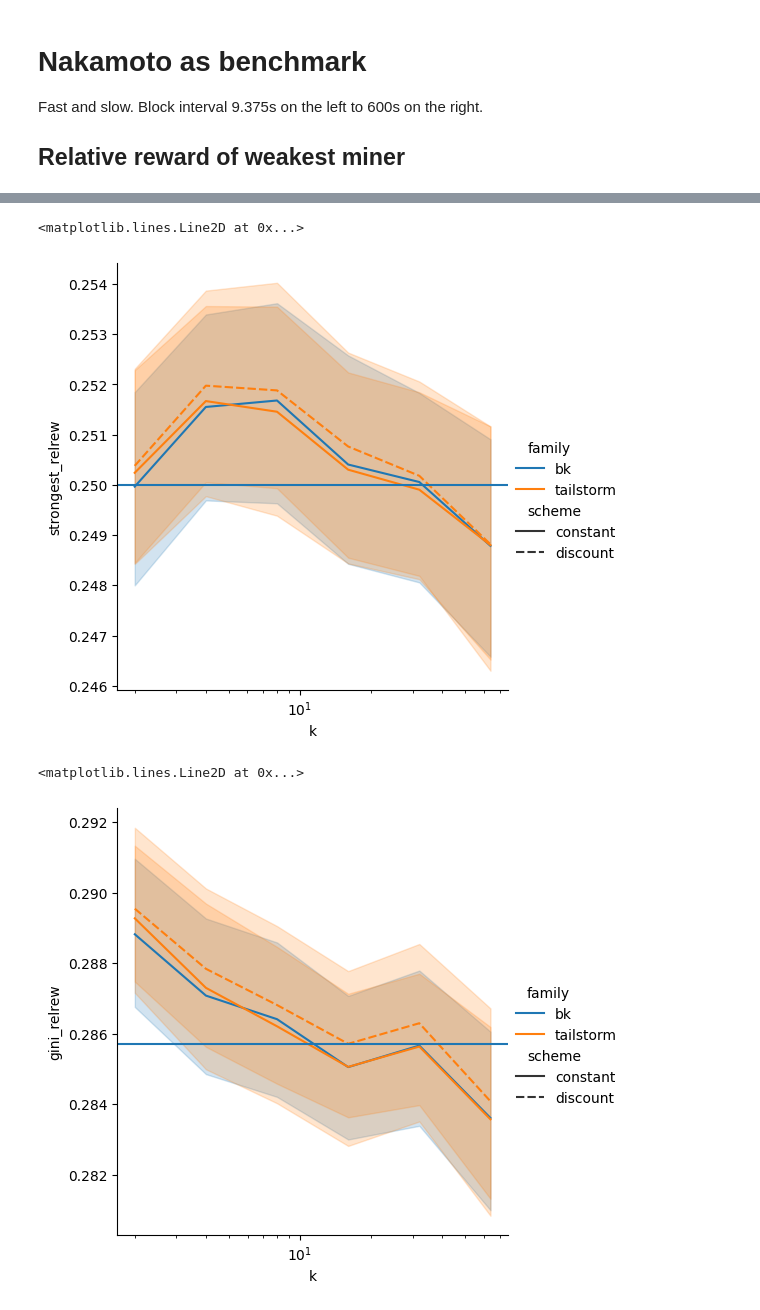
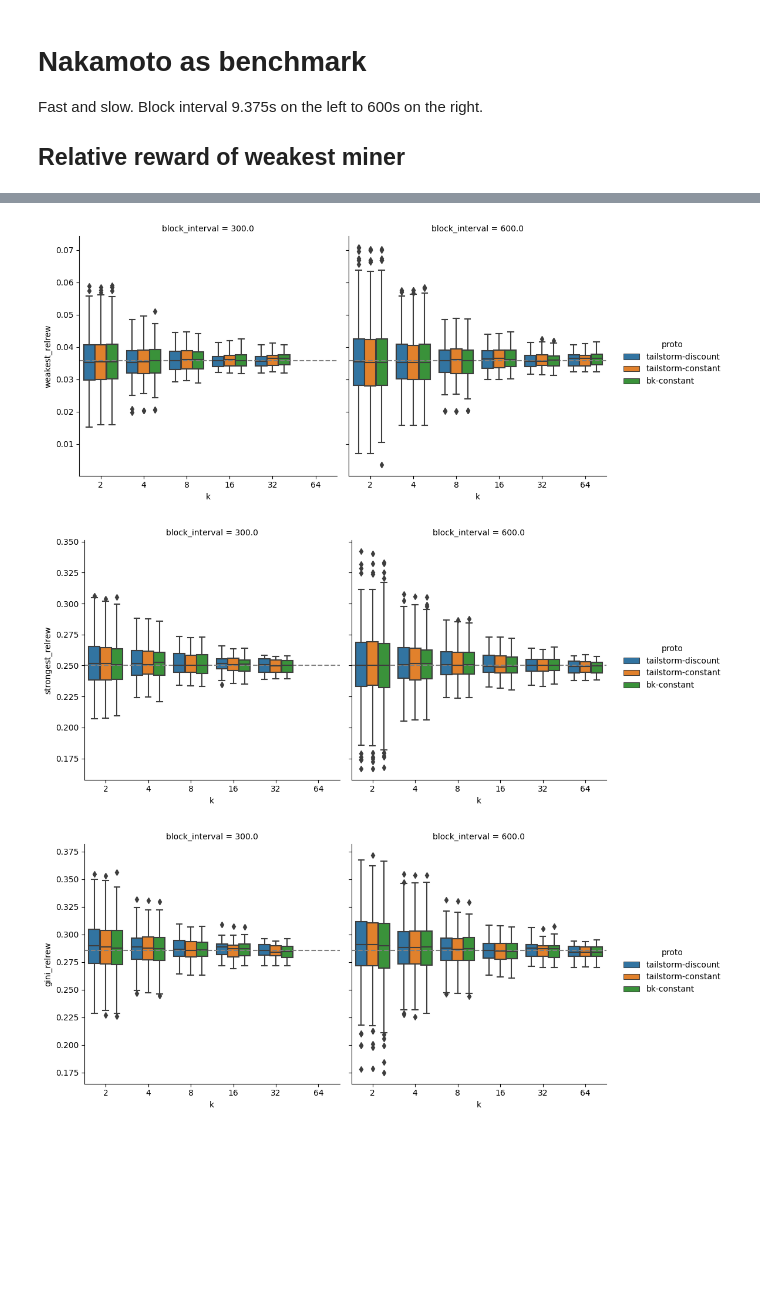
Before and after one commit to pkel/cpr, a Jupyter notebook: experiments/graphml_runner/honest-net-inequality-condensed.ipynb, the cells around one changed output, grey strips where cells are left out. Cells and saved outputs as stored; diff of their text form; code cells hidden in the pictures; blank space fills up the shorter version.

```diff
--- a/experiments/graphml_runner/honest-net-inequality-condensed.ipynb
+++ b/experiments/graphml_runner/honest-net-inequality-condensed.ipynb
@@ -343,9 +324,0 @@ plt.axhline(np.max(compute))
-# %%
-ax = sns.relplot(
-    kind="line",
-    data=df.query("family=='nakamoto'"),
-    y="gini_relrew",
-    x="block_interval",
-)
-ax.set(xscale="log")
-plt.axhline(gini(compute))
@@ -375,30 +344,26 @@ plt.axhline(np.min(compute))
-# %%
-ax = sns.relplot(
-    kind="line",
-    data=df.query("family!='nakamoto'"),
-    hue="family",
-    style="scheme",
-    y="strongest_relrew",
-    x="k",
-)
-ax.set(xscale="log")
-plt.axhline(np.max(compute))
-# %% [output]
-<matplotlib.lines.Line2D at 0x...>
-[figure, removed]
 # %%
-ax = sns.relplot(
-    kind="line",
-    data=df.query("family!='nakamoto'"),
-    hue="family",
-    style="scheme",
-    y="gini_relrew",
-    x="k",
-)
-ax.set(xscale="log")
-plt.axhline(gini(compute))
+for metric, ref in [
+    ("weakest_relrew", np.min),
+    ("strongest_relrew", np.max),
+    ("gini_relrew", gini),
+]:
+    ax = sns.catplot(
+        kind="box",
+        data=df.query("family!='nakamoto'").assign(
+            k=lambda d: d.k.astype("category"),
+            proto=lambda d: d.family + "-" + d.scheme,
+        ),
+        hue="proto",
+        # style="scheme",
+        y=metric,
+        x="k",
+        col="block_interval",
+    )
+    ax.refline(y=ref(compute))
+    plt.show()
 # %% [output]
-<matplotlib.lines.Line2D at 0x...>
-[figure, old version]
+[figure, new version]
+[figure, added]
+[figure, added]
 # %% [markdown]
 # ToDo
```
Also changed, not shown: parts of 11 cells of this notebook.
